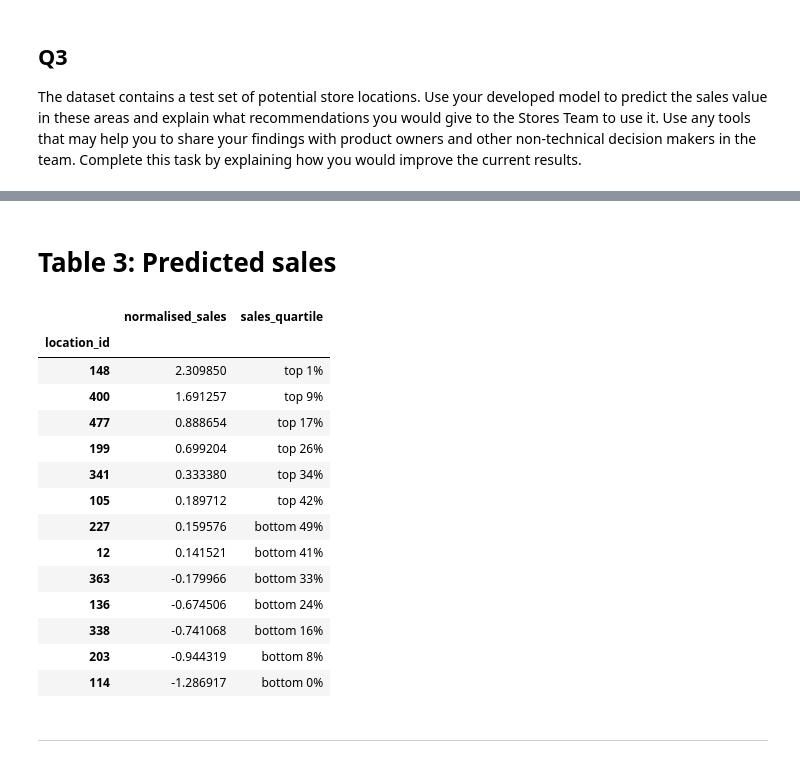
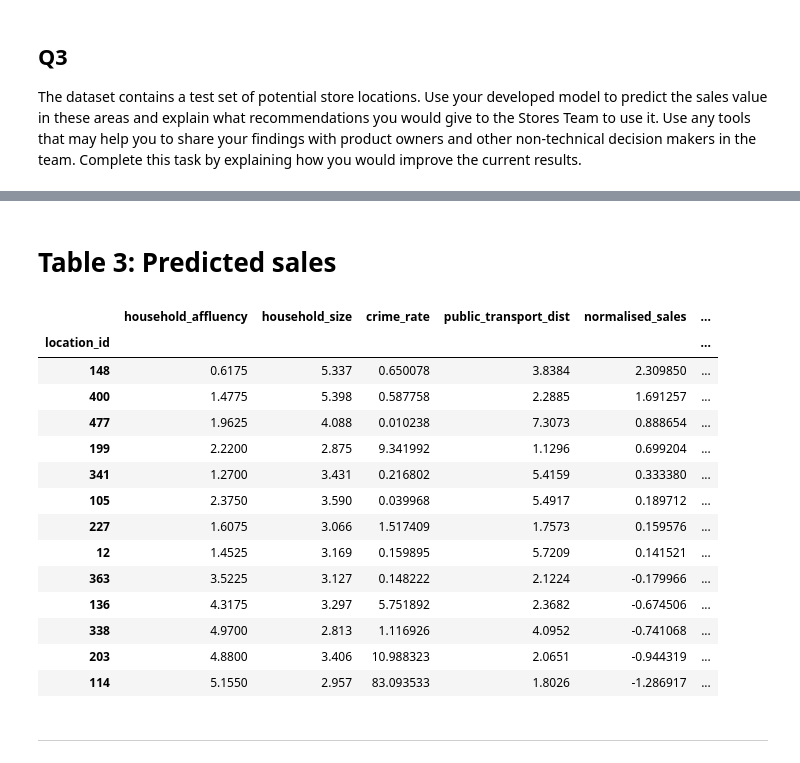
Before and after one commit to garciadias/tesco_ds, a Jupyter notebook: notebooks/my_solution.ipynb, the cells around one changed output, grey strips where cells are left out. Drawn from its saved outputs; the diff is of its cells as text; code cells hidden in the pictures.

```diff
--- a/notebooks/my_solution.ipynb
+++ b/notebooks/my_solution.ipynb
@@ -347,23 +360,24 @@ Finally, If we assume that a positive sign on the normalised sales indicates pro
 # %%
 display(Markdown("# Table 3: Predicted sales"))
-test_set.set_index("location_id")[["normalised_sales", "sales_quartile"]].sort_values("normalised_sales", ascending=False)
+top_important_features = ["household_affluency", "household_size", "crime_rate", "public_transport_dist"]
+test_set.set_index("location_id")[top_important_features + ["normalised_sales", "sales_quartile"]].sort_values("normalised_sales", ascending=False)
 # %% [output]
 # Table 3: Predicted sales
-|  | normalised_sales | sales_quartile |
-| location_id |  |  |
-| 148 | 2.309850 | top 1% |
-| 400 | 1.691257 | top 9% |
-| 477 | 0.888654 | top 17% |
-| 199 | 0.699204 | top 26% |
-| 341 | 0.333380 | top 34% |
-| 105 | 0.189712 | top 42% |
-| 227 | 0.159576 | bottom 49% |
-| 12 | 0.141521 | bottom 41% |
-| 363 | -0.179966 | bottom 33% |
-| 136 | -0.674506 | bottom 24% |
-| 338 | -0.741068 | bottom 16% |
-| 203 | -0.944319 | bottom 8% |
-| 114 | -1.286917 | bottom 0% |
+|  | household_affluency | household_size | crime_rate | public_transport_dist | normalised_sales | ... |
+| location_id |  |  |  |  |  | ... |
+| 148 | 0.6175 | 5.337 | 0.650078 | 3.8384 | 2.309850 | ... |
+| 400 | 1.4775 | 5.398 | 0.587758 | 2.2885 | 1.691257 | ... |
+| 477 | 1.9625 | 4.088 | 0.010238 | 7.3073 | 0.888654 | ... |
+| 199 | 2.2200 | 2.875 | 9.341992 | 1.1296 | 0.699204 | ... |
+| 341 | 1.2700 | 3.431 | 0.216802 | 5.4159 | 0.333380 | ... |
+| 105 | 2.3750 | 3.590 | 0.039968 | 5.4917 | 0.189712 | ... |
+| 227 | 1.6075 | 3.066 | 1.517409 | 1.7573 | 0.159576 | ... |
+| 12 | 1.4525 | 3.169 | 0.159895 | 5.7209 | 0.141521 | ... |
+| 363 | 3.5225 | 3.127 | 0.148222 | 2.1224 | -0.179966 | ... |
+| 136 | 4.3175 | 3.297 | 5.751892 | 2.3682 | -0.674506 | ... |
+| 338 | 4.9700 | 2.813 | 1.116926 | 4.0952 | -0.741068 | ... |
+| 203 | 4.8800 | 3.406 | 10.988323 | 2.0651 | -0.944319 | ... |
+| 114 | 5.1550 | 2.957 | 83.093533 | 1.8026 | -1.286917 | ... |
 # %% [markdown]
 -------------
 # %% [markdown]
```
Also changed, not shown: parts of 5 cells of this notebook, 3 other files.
